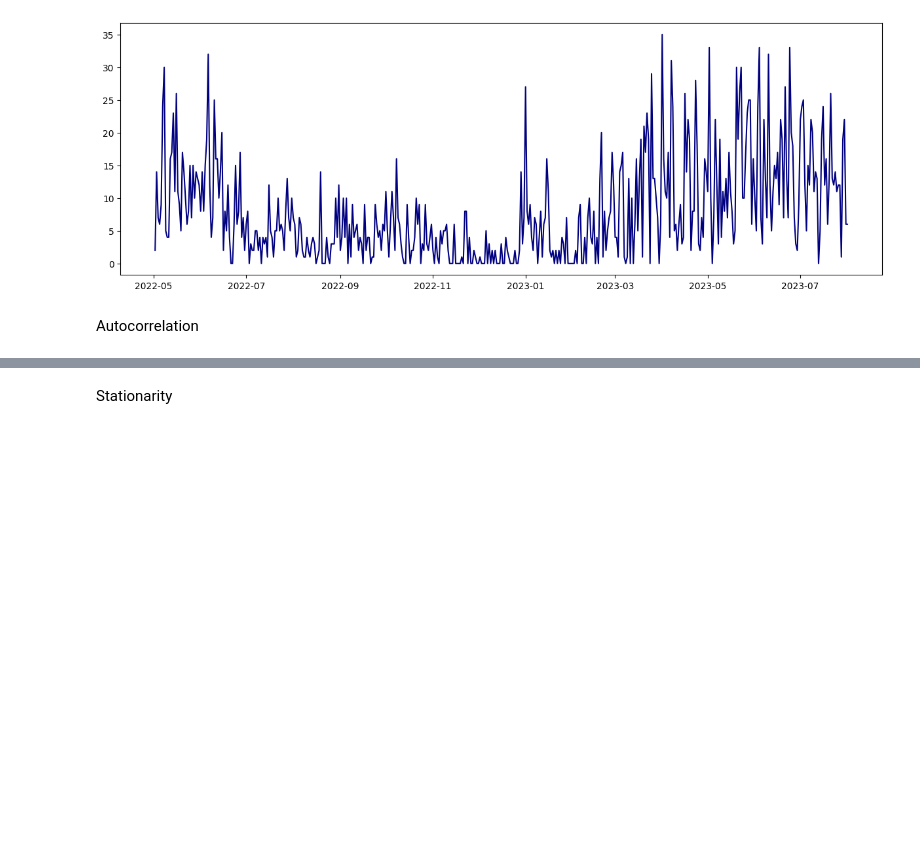
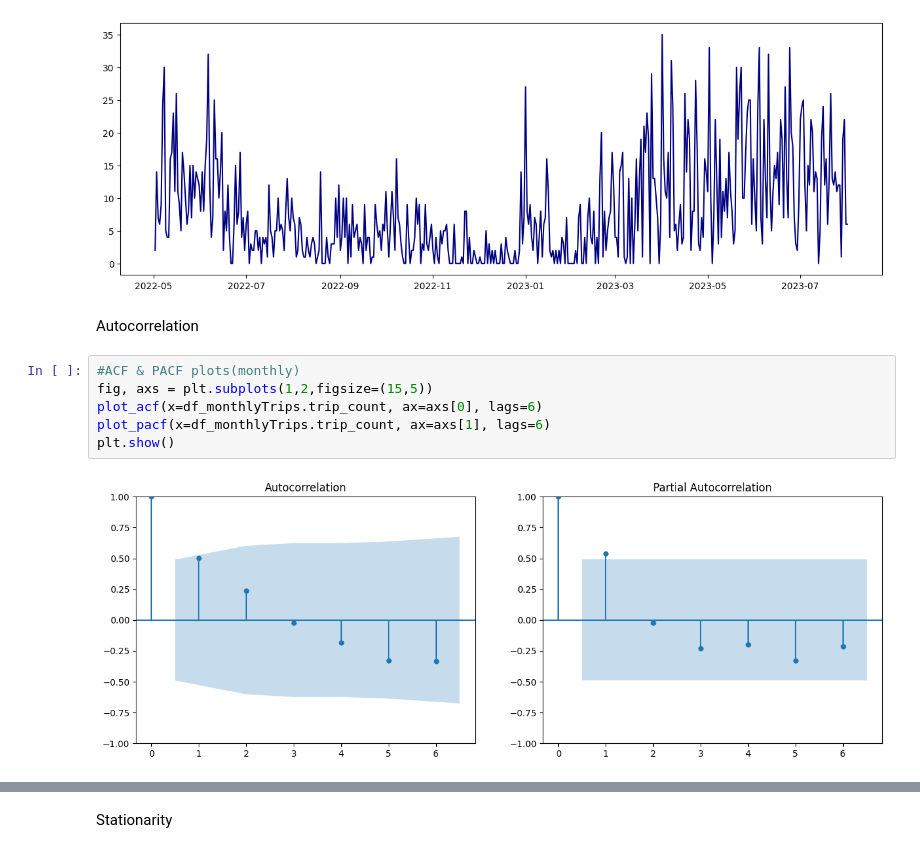
Before and after one commit to vubanc/BikeTimeSeriesAnalysis, a Jupyter notebook: TimeSeriesAnalysis.ipynb, the cells around one changed output, grey strips where cells are left out. Saved outputs shown, nothing was run; the diff lists cells and outputs as text; blank space fills up the shorter version.

```diff
--- a/TimeSeriesAnalysis.ipynb
+++ b/TimeSeriesAnalysis.ipynb
@@ -51,4 +81,12 @@ plt.plot(df_tripCount['trip_count'], color="navy")
 [figure]
 # %% [markdown]
 Autocorrelation
+# %%
+#ACF & PACF plots(monthly)
+fig, axs = plt.subplots(1,2,figsize=(15,5))
+plot_acf(x=df_monthlyTrips.trip_count, ax=axs[0], lags=6)
+plot_pacf(x=df_monthlyTrips.trip_count, ax=axs[1], lags=6)
+plt.show()
+# %% [output]
+[figure, added]
 # %%
```
Also changed, not shown: parts of 35 cells of this notebook.
